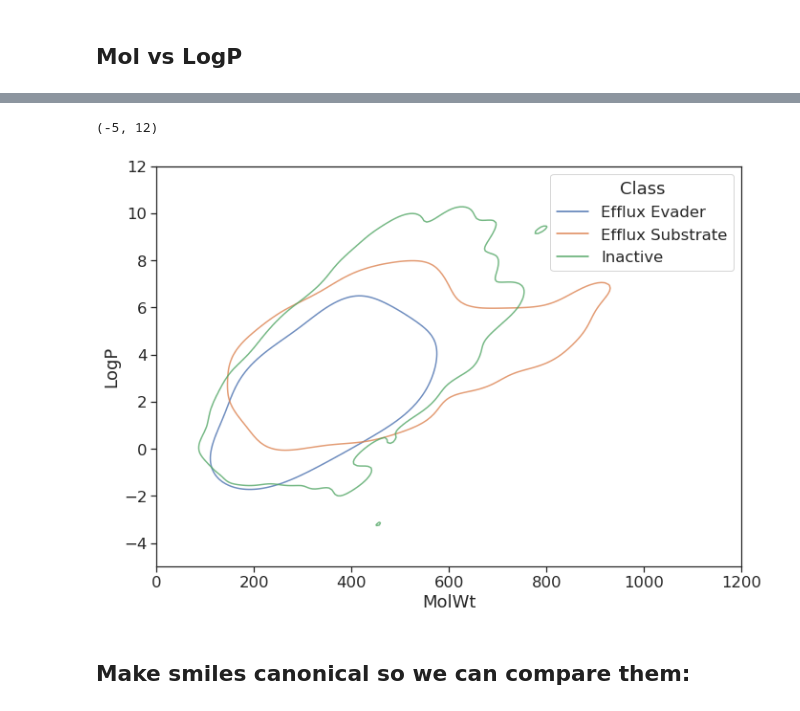
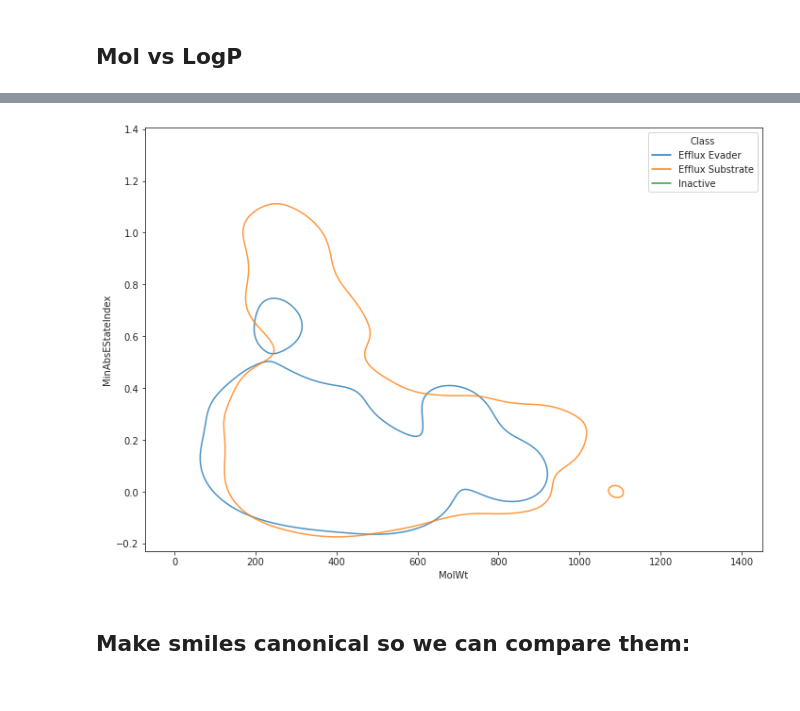
Before and after one commit to domgurvic/co_add_efflux, a Jupyter notebook: co_add/co_add_chaser.ipynb, the cells around one changed output, grey strips where cells are left out. Saved outputs shown, nothing was run; the diff lists cells and outputs as text; code cells hidden in the pictures.

```diff
--- a/co_add/co_add_chaser.ipynb
+++ b/co_add/co_add_chaser.ipynb
@@ -833,0 +828,3 @@ sub_and_evade_features['Class'] = sub_and_evade_om_corrected['Class']
+# %%
+sub_and_evade_features_200 = master_functions.calcualte_features_single(sub_and_evade_om_corrected, 'SMILES')
+sub_and_evade_features_200['Class'] = sub_and_evade_om_corrected['Class']
@@ -833,0 +833,2 @@ sub_and_evade_features['Class'] = sub_and_evade_om_corrected['Class']
+# %%
+sub_and_evade_features_200 = sub_and_evade_features_200.dropna(axis=1)
@@ -1066,17 +1205,16 @@ sns.histplot(data = rest_vs_evade_sub_features, x='MolWt', hue='Class', hue_orde
 # %%
 
 fig, ax = plt.subplots(figsize=(10,7))
 
-sns.kdeplot(data = rest_vs_evade_sub_features, x='MolWt', y='LogP', hue='Class', hue_order=[ 'Efflux Evader', 'Efflux Substrate', 'Inactive'], alpha=0.8, levels=2 )
+sns.kdeplot(data = sub_and_evade_features_200, x='MolWt', y='MinAbsEStateIndex', hue='Class', hue_order=[ 'Efflux Evader', 'Efflux Substrate', 'Inactive'], alpha=0.8, levels=1 )
 plt.tight_layout()
 
-plt.xlim([0, 1200])
-plt.ylim([-5, 12])
+# plt.xlim([0, 1200])
+# plt.ylim([-5, 12])
 
 # plt.savefig('figures/mol_logp_kde.png', dpi=600)
 # %% [output]
-(-5, 12)
-[figure, old version]
+[figure, new version]
 # %% [markdown]
 ## Make smiles canonical so we can compare them:
 # %%
```
Also changed, not shown: parts of 10 cells of this notebook.
